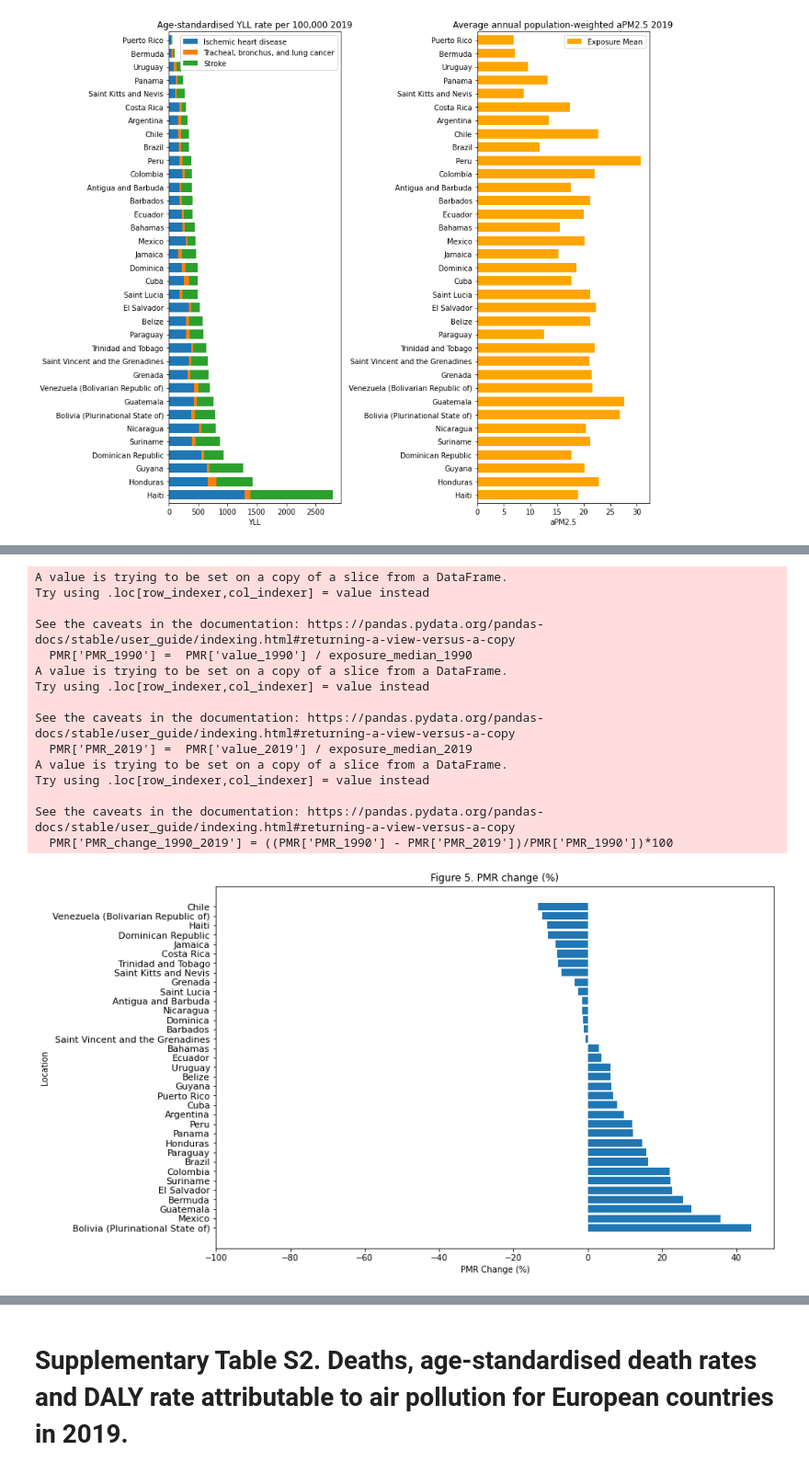
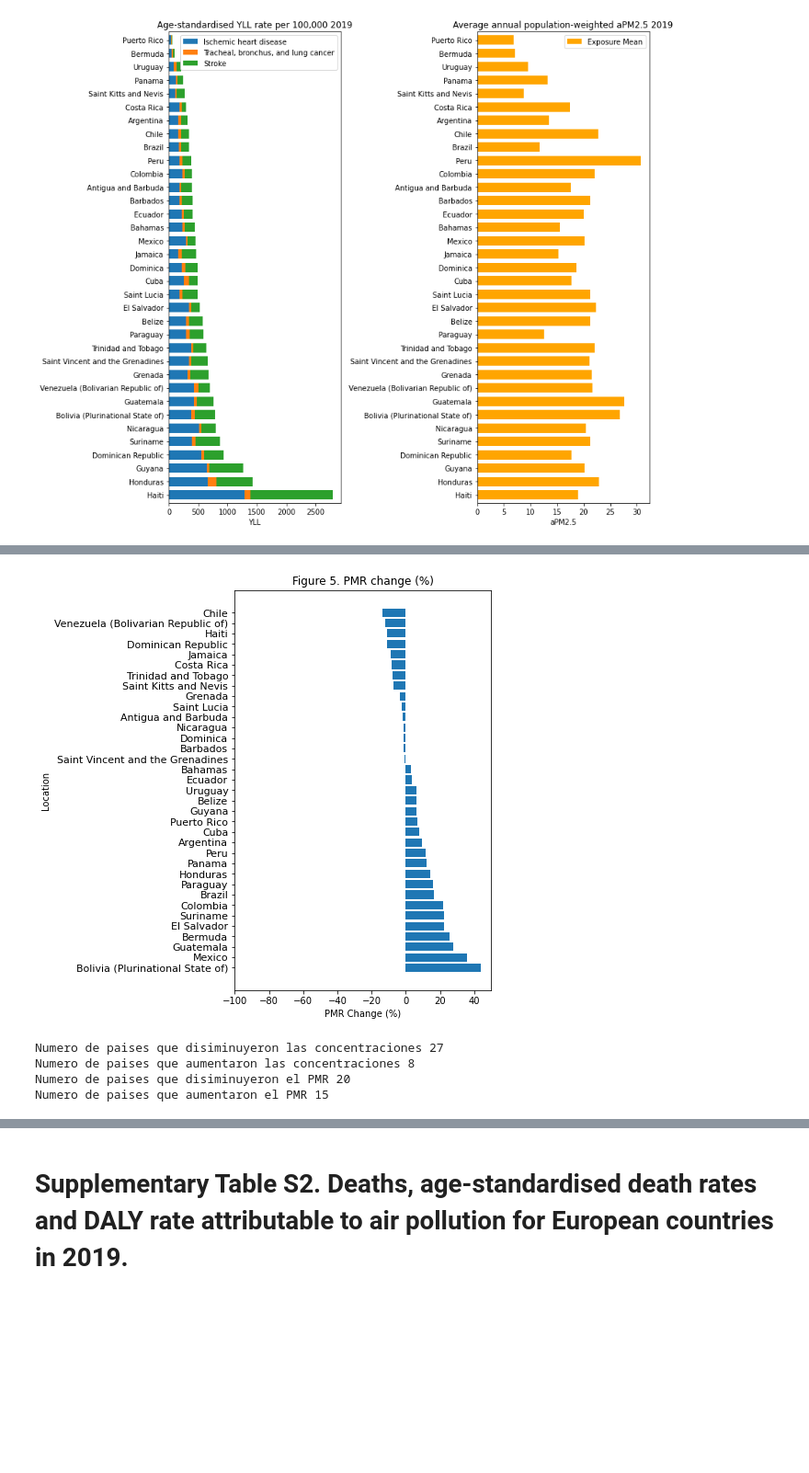
Before and after one commit to joseurquiza88/Health-impacts-AirPollution, a Jupyter notebook: code/01_health LAT.ipynb, the cells around one changed output, grey strips where cells are left out. Shown at 92% size. Drawn from its saved outputs; the diff is of its cells as text; code cells hidden in the pictures; blank space fills up the shorter version.

```diff
--- a/code/01_health LAT.ipynb
+++ b/code/01_health LAT.ipynb
@@ -1019,60 +1260,69 @@ See the caveats in the documentation: https://pandas.pydata.org/pandas-docs/stab
 # %%
 data_pm
-
-# Figure 5. PMR change (%) and PMR change (%) for European countries
+# Figure 5. PMR change (%) for Latinamerican countries
 
 # DALY rate 1990 country
 PMR_1990 = data_pm[data_pm['Year'] == 1990]
-# DALY rate 1990 EU
+# DALY rate 1990
 exposure_median_1990 = PMR_1990['Exposure Mean'].median()
 # DALY rate 2019 country
-PMR_2019 = data_pm[data_pm['Year'] == 2019]# DALY rate 2019 EU
+PMR_2019 = data_pm[data_pm['Year'] == 2019]
 exposure_median_2019 = PMR_2019['Exposure Mean'].median()
-# DARR change 1990-2019
+# PMR change 1990-2019
 PMR_merge = pd.merge(PMR_1990, PMR_2019, on='Country', how='inner')
-PMR_merge
+
 # daly_rate.columns
 PMR_merge = PMR_merge.rename(columns={'Exposure Mean_x':"value_1990", 'Exposure Mean_y':"value_2019"})
 # #Generamos un df nuevo y solo nos quedamos con las columnas del nombre de los paises y el % de cambio calculado
-PMR_merge.columns
 PMR = PMR_merge[['Country', 'value_1990', 'value_2019']]
-#PMR
+#Calculamos PMR para cada año
 PMR['PMR_1990'] =  PMR['value_1990'] / exposure_median_1990
 PMR['PMR_2019'] =  PMR['value_2019'] / exposure_median_2019
-
+# Calculamos la diferencia de PMR para el periodo 1990-2019
 PMR['PMR_change_1990_2019'] = ((PMR['PMR_1990'] - PMR['PMR_2019'])/PMR['PMR_1990'])*100
-# DARR
+# Ordenamos df segun los valores
 PMR = PMR.sort_values(by='PMR_change_1990_2019',ascending=False)
 #print(PMR)
 # ### PLOT
 # # Generamos Gráfico de barras
-plt.figure(figsize=(12, 8))
+plt.figure(figsize=(5, 8))
 # Crear un gráfico de barras horizontales
 plt.barh(PMR['Country'], PMR['PMR_change_1990_2019'], height=0.8)
 plt.xlim(-100, 50)
 # Agregar etiquetas a los ejes
 plt.xlabel('PMR Change (%)')
 plt.ylabel('Location')
 plt.yticks( fontsize=11)
 # Agregar título
 plt.title('Figure 5. PMR change (%)')
 
 # Mostrar el gráfico
 plt.show()
+
+
+# Paises que disminuyeron/aumentaron las concentracion entre 1990-2019
+PMR['diferencia_concentraciones'] = PMR['value_1990']- PMR['value_2019']
+diferencia_concentraciones_positivos = PMR[PMR['diferencia_concentraciones']>0]
+print("Numero de paises que disiminuyeron las concentraciones",len(diferencia_concentraciones_positivos))
+diferencia_concentraciones_negativos = PMR[PMR['diferencia_concentraciones']<0]
+print("Numero de paises que aumentaron las concentraciones",len(diferencia_concentraciones_negativos))
+
+# Cuantos paises tuvieron un cambio positivo en el periodo analizado, es decir disiminuyeron su DARR
+PMR_positivos = PMR[PMR['PMR_change_1990_2019']>0]
+print("Numero de paises que disiminuyeron el PMR",len(PMR_positivos))
+PMR_negativos = PMR[PMR['PMR_change_1990_2019']<0]
+print("Numero de paises que aumentaron el PMR",len(PMR_negativos))
+#Ordenamos por valores de aPM2.5 2019
+# PMR_sort_value_2019 = PMR.sort_values(by='value_2019',ascending=False)
+# PMR_sort_value_2019
+# PMR_sort_value_1990 = PMR.sort_values(by='value_1990',ascending=False)
+# PMR_sort_value_1990
+# #Ordenamos por valores de aPM2.5 2019
+PMR_sort_PMR= PMR.sort_values(by='PMR_change_1990_2019',ascending=False)
+PMR_sort_PMR
 # %% [output]
+[figure, new version]
-A value is trying to be set on a copy of a slice from a DataFrame.
-Try using .loc[row_indexer,col_indexer] = value instead
-
-See the caveats in the documentation: https://pandas.pydata.org/pandas-docs/stable/user_guide/indexing.html#returning-a-view-versus-a-copy
-  PMR['PMR_1990'] =  PMR['value_1990'] / exposure_median_1990
-A value is trying to be set on a copy of a slice from a DataFrame.
-Try using .loc[row_indexer,col_indexer] = value instead
-
-See the caveats in the documentation: https://pandas.pydata.org/pandas-docs/stable/user_guide/indexing.html#returning-a-view-versus-a-copy
-  PMR['PMR_2019'] =  PMR['value_2019'] / exposure_median_2019
-A value is trying to be set on a copy of a slice from a DataFrame.
-Try using .loc[row_indexer,col_indexer] = value instead
-
-See the caveats in the documentation: https://pandas.pydata.org/pandas-docs/stable/user_guide/indexing.html#returning-a-view-versus-a-copy
-  PMR['PMR_change_1990_2019'] = ((PMR['PMR_1990'] - PMR['PMR_2019'])/PMR['PMR_1990'])*100
+Numero de paises que disiminuyeron las concentraciones 27
+Numero de paises que aumentaron las concentraciones 8
+Numero de paises que disiminuyeron el PMR 20
+Numero de paises que aumentaron el PMR 15
-[figure, old version]
```
Also changed, not shown: parts of 58 cells of this notebook, 1 other file.
